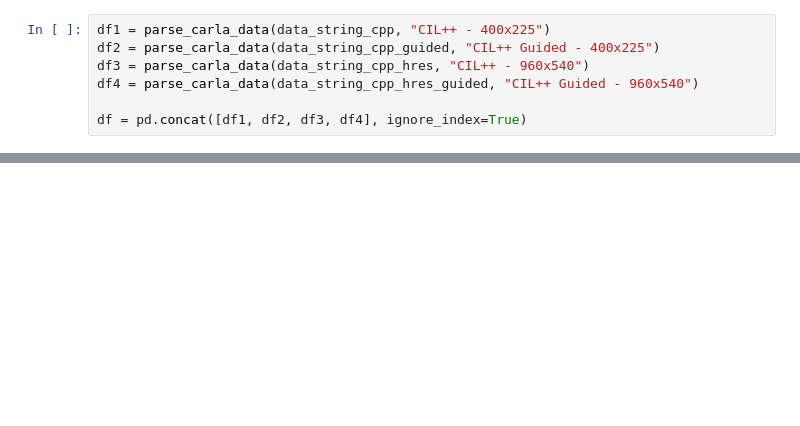
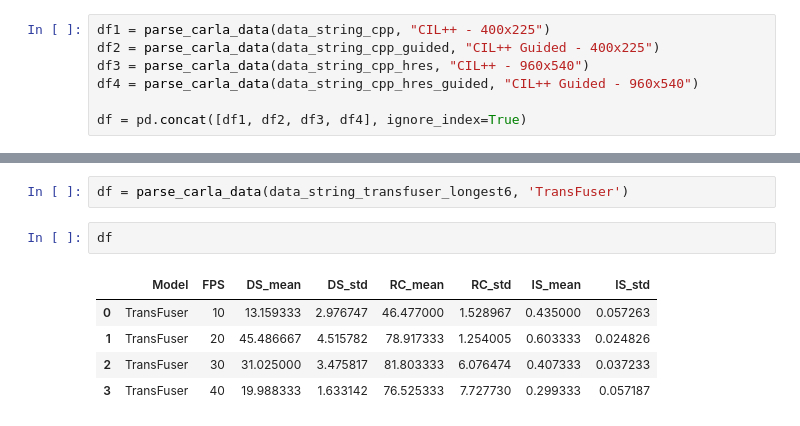
Before and after one commit to yixiao1/CILv2_multiview, a Jupyter notebook: 18_fps_vs_metrics.ipynb, the cells around one changed output, grey strips where cells are left out. Saved outputs shown, nothing was run; the diff lists cells and outputs as text; blank space fills up the shorter version.

```diff
--- a/18_fps_vs_metrics.ipynb
+++ b/18_fps_vs_metrics.ipynb
@@ -405,0 +583,10 @@ plot_carla_results(df, "CARLA NoCrash Synchronous: Effect of Framerate on Drivin
+# %%
+df = parse_carla_data(data_string_transfuser_longest6, 'TransFuser')
+# %%
+df
+# %% [output]
+|  | Model | FPS | DS_mean | DS_std | RC_mean | RC_std | IS_mean | IS_std |
+| 0 | TransFuser | 10 | 13.159333 | 2.976747 | 46.477000 | 1.528967 | 0.435000 | 0.057263 |
+| 1 | TransFuser | 20 | 45.486667 | 4.515782 | 78.917333 | 1.254005 | 0.603333 | 0.024826 |
+| 2 | TransFuser | 30 | 31.025000 | 3.475817 | 81.803333 | 6.076474 | 0.407333 | 0.037233 |
+| 3 | TransFuser | 40 | 19.988333 | 1.633142 | 76.525333 | 7.727730 | 0.299333 | 0.057187 |
```
Also changed, not shown: parts of 7 cells of this notebook, 2 other files.
